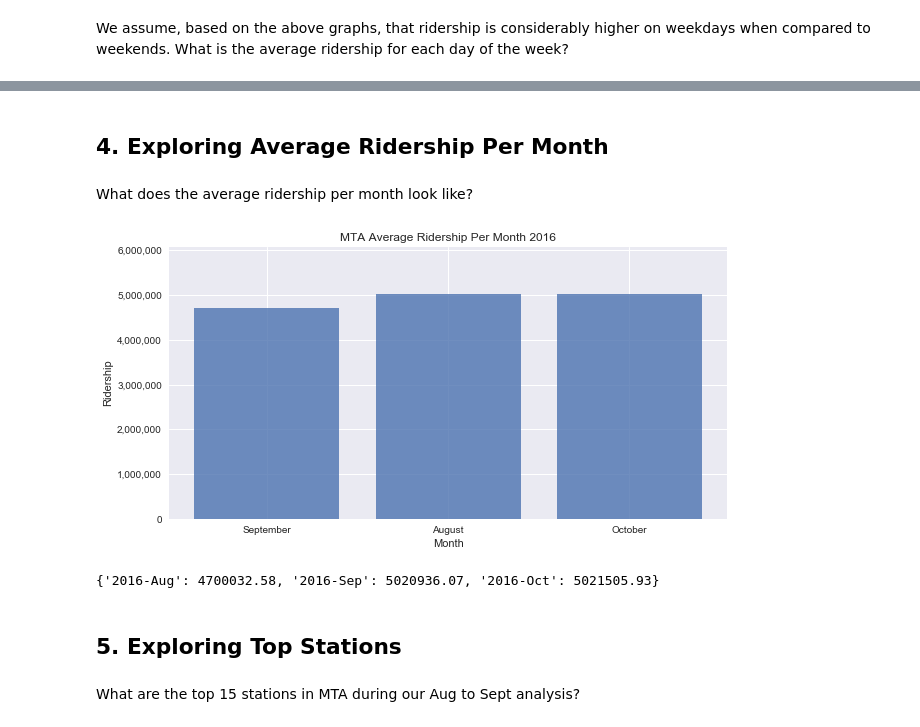
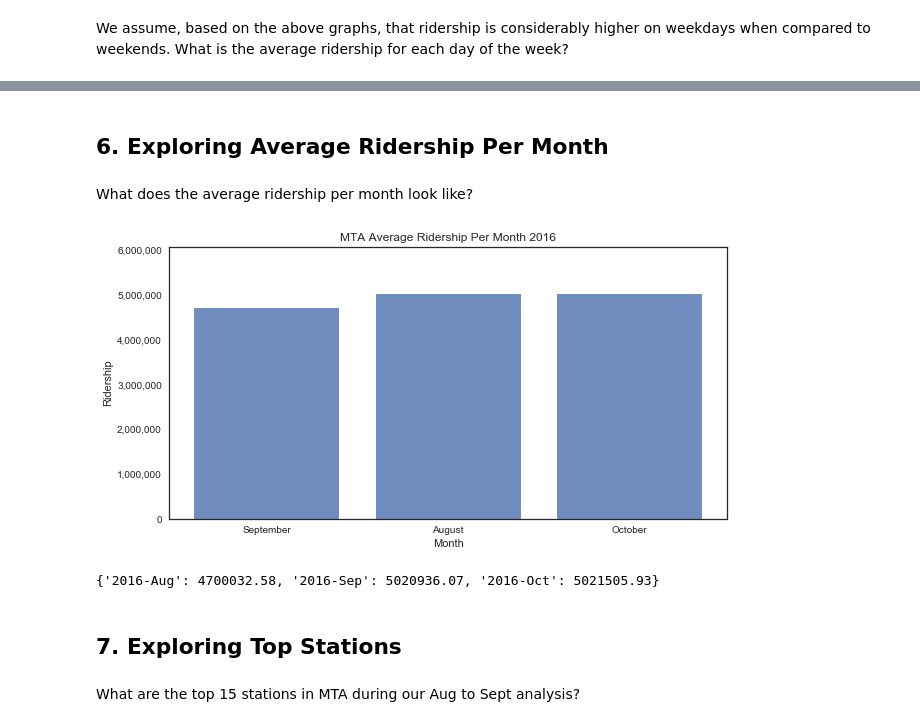
Before and after one commit to mrjgamble/K2DataScience, a Jupyter notebook: Projects/Project 1 - EDA/nyc_mta_analysis.ipynb, the cells around one changed output, grey strips where cells are left out. Cells and saved outputs as stored; diff of their text form; code cells hidden in the pictures.

```diff
--- a/Projects/Project 1 - EDA/nyc_mta_analysis.ipynb
+++ b/Projects/Project 1 - EDA/nyc_mta_analysis.ipynb
@@ -26,6 +24,8 @@ import numpy as np
 import seaborn as sns
 import matplotlib.pyplot as plt
 import matplotlib.ticker as ticker
+
+sns.set_style('white')
 # %%
 nyc_mta = pd.read_csv('./data/nyc_mta_data_cleaned.csv', parse_dates=['date'])
 nyc_mta.set_index(['date', 'station', 'line', 'division'], inplace=True)
@@ -216,5 +327,5 @@ Specifically speaking towards the weekdays, Thursday's have the highest ridershi
 # %% [markdown]
-## 4. Exploring Average Ridership Per Month
+## 6. Exploring Average Ridership Per Month
 # %% [markdown]
 What does the average ridership per month look like?
 # %%
@@ -226,38 +337,39 @@ for month in ('Aug', 'Sep', 'Oct'):
 
     # create the date identifier
     date = '2016-' + month
 
     # calculate the avereage
-    month_avg[date] = round(arm[date].daily_ridership.sum() / len(arm[date].index.unique()), 2)
+    month_avg[date] = round(nyc_mta.reset_index().set_index('date')[date].ridership.sum() \
+                    / len(nyc_mta.reset_index().set_index('date')[date].index.unique()), 2)
 
 # Plot the graph
 fig, ax = plt.subplots(figsize=(10,5))
 
 x = ['September', 'August', 'October']
 y = list(month_avg.values())
 ax.bar(range(len(x)),y, alpha=0.8)
 plt.xticks(range(len(y)), x)
 
 # set y ticks
 start, end = ax.get_ylim()
 ax.set_ylim([start, end+800000])
 ax.yaxis.set_major_formatter(ticker.FuncFormatter(lambda x, p: format(int(x), ',')))
 
 # add labels
 plt.title('MTA Average Ridership Per Month 2016')
 plt.ylabel('Ridership')
 plt.xlabel('Month')
 
 fig.savefig('./figures/nyc_mta_avg_ridership_per_month')
 plt.show()
 
 # print our results
 print(month_avg)
 # %% [output]
-[figure, old version]
+[figure, new version]
 {'2016-Aug': 4700032.58, '2016-Sep': 5020936.07, '2016-Oct': 5021505.93}
 # %% [markdown]
-## 5. Exploring Top Stations
+## 7. Exploring Top Stations
 # %% [markdown]
 What are the top 15 stations in MTA during our Aug to Sept analysis?
 # %%
```
Also changed, not shown: parts of 36 cells of this notebook.
